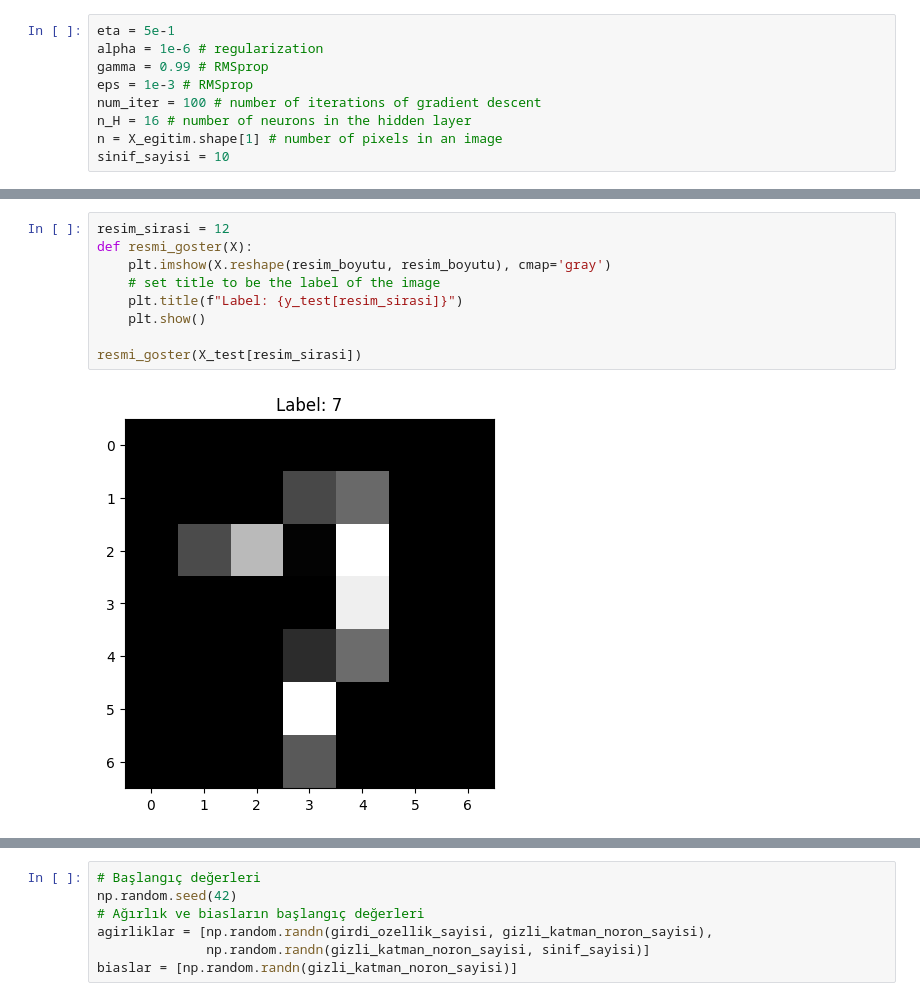
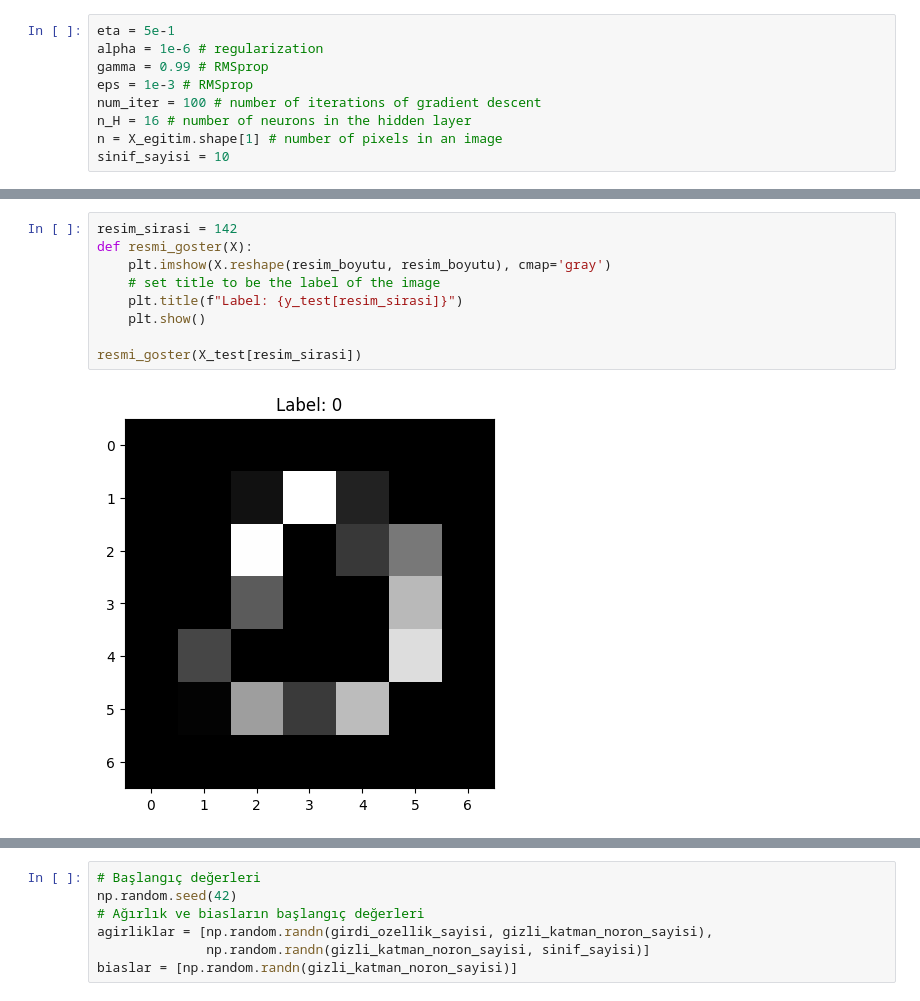
Before and after one commit to malibayram/doktora, a Jupyter notebook: deneme_tahtasi/yapay_zeka/mnist_test.ipynb, the cells around one changed output, grey strips where cells are left out. Drawn from its saved outputs; the diff is of its cells as text.

```diff
--- a/deneme_tahtasi/yapay_zeka/mnist_test.ipynb
+++ b/deneme_tahtasi/yapay_zeka/mnist_test.ipynb
@@ -248,16 +247,16 @@ list(X_test[15])
  0.0,
  0.0]
 # %%
-resim_sirasi = 12
+resim_sirasi = 142
 def resmi_goster(X):
     plt.imshow(X.reshape(resim_boyutu, resim_boyutu), cmap='gray')
     # set title to be the label of the image
     plt.title(f"Label: {y_test[resim_sirasi]}")
     plt.show()
 
 resmi_goster(X_test[resim_sirasi])
 # %% [output]
-[figure, old version]
+[figure, new version]
 # %%
 fig, axes = plt.subplots(2,5, figsize=(12,5))
 axes = axes.flatten()
```
Also changed, not shown: parts of 10 cells of this notebook, 18 other files.
